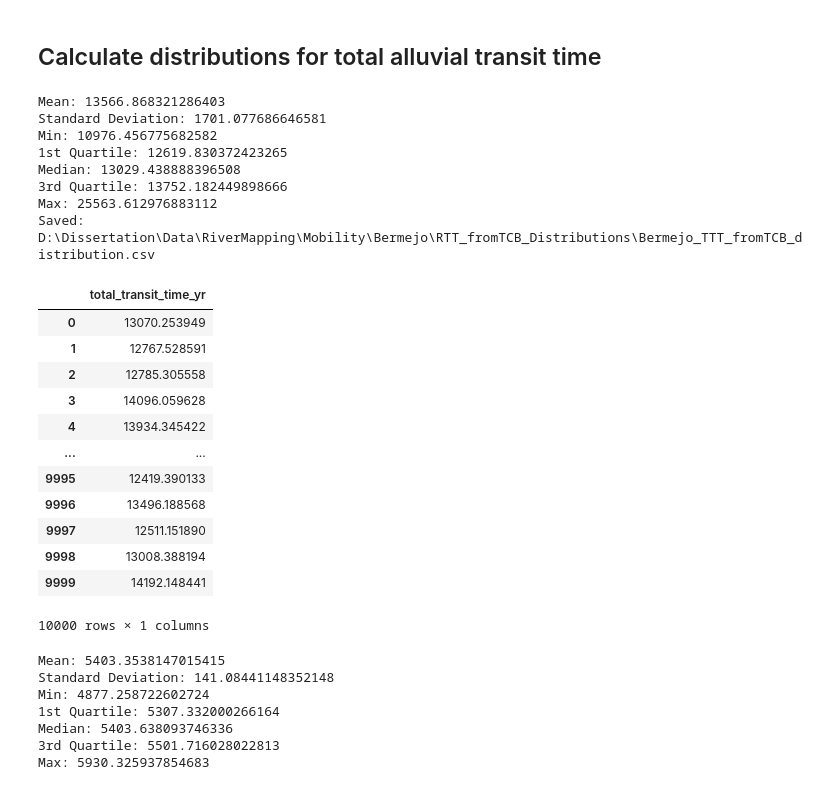
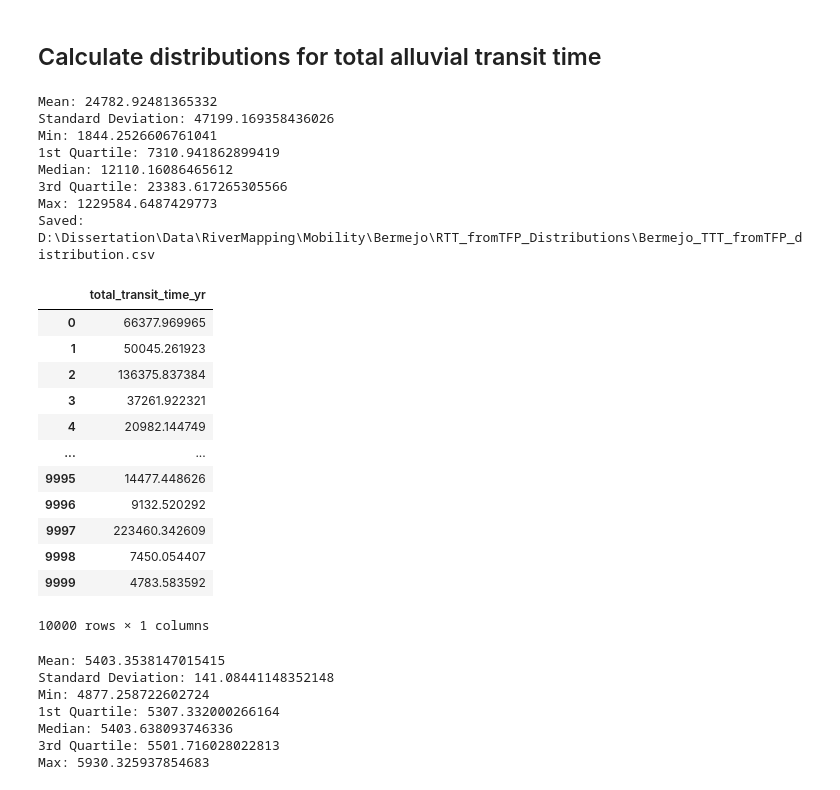
Before and after one commit to huck-rees/RivMapper, a Jupyter notebook: Mobility_SedStorage_Modeling.ipynb, the cells around one changed output. Saved outputs shown, nothing was run; the diff lists cells and outputs as text; code cells hidden in the pictures.

Commit message:
Transit distance script and updates to sed storage and transit script

```diff
--- a/Mobility_SedStorage_Modeling.ipynb
+++ b/Mobility_SedStorage_Modeling.ipynb
@@ -805,4 +861,0 @@ def import_wbsed(working_directory, river_name):
-# %%
-working_directory = r'D:\Dissertation\Data'
-river_name = 'Beni'
-beni = import_wbsed(working_directory, river_name)
@@ -1082,7 +945,7 @@ def monte_carlo_total_transit_time(rtt_dir: str, river_name: str, num_iterations
     Returns:
         pd.DataFrame: DataFrame containing the total river transit time distribution.
     """
-    rtt_files = [f for f in os.listdir(rtt_dir) if f.startswith("Reach_") and f.endswith("_RTT_fromTCB_distribution.csv")]
+    rtt_files = [f for f in os.listdir(rtt_dir) if f.startswith("Reach_") and f.endswith("_RTT_fromTFP_distribution.csv")]
     reach_dfs = [pd.read_csv(os.path.join(rtt_dir, file)) for file in rtt_files]
 
     # Ensure all distributions have the correct format
@@ -1111,34 +974,34 @@ def monte_carlo_total_transit_time(rtt_dir: str, river_name: str, num_iterations
     total_transit_time_df = pd.DataFrame({"total_transit_time_yr": total_transit_times})
 
     # Save output
-    output_path = os.path.join(rtt_dir, f"{river_name}_TTT_fromTCB_distribution.csv")
+    output_path = os.path.join(rtt_dir, f"{river_name}_TTT_fromTFP_distribution.csv")
     total_transit_time_df.to_csv(output_path, index=False)
 
     print(f"Saved: {output_path}")
     return total_transit_time_df
 # %%
-monte_carlo_total_transit_time(r'D:\Dissertation\Data\RiverMapping\Mobility\Bermejo\RTT_fromTCB_Distributions', 'Bermejo', 10000)
+monte_carlo_total_transit_time(r'D:\Dissertation\Data\RiverMapping\Mobility\Bermejo\RTT_fromTFP_Distributions', 'Bermejo', 10000)
 # %% [output]
-Mean: 13566.868321286403
-Standard Deviation: 1701.077686646581
-Min: 10976.456775682582
-1st Quartile: 12619.830372423265
-Median: 13029.438888396508
-3rd Quartile: 13752.182449898666
-Max: 25563.612976883112
-Saved: D:\Dissertation\Data\RiverMapping\Mobility\Bermejo\RTT_fromTCB_Distributions\Bermejo_TTT_fromTCB_distribution.csv
+Mean: 24782.92481365332
+Standard Deviation: 47199.169358436026
+Min: 1844.2526606761041
+1st Quartile: 7310.941862899419
+Median: 12110.16086465612
+3rd Quartile: 23383.617265305566
+Max: 1229584.6487429773
+Saved: D:\Dissertation\Data\RiverMapping\Mobility\Bermejo\RTT_fromTFP_Distributions\Bermejo_TTT_fromTFP_distribution.csv
 |  | total_transit_time_yr |
-| 0 | 13070.253949 |
-| 1 | 12767.528591 |
-| 2 | 12785.305558 |
-| 3 | 14096.059628 |
-| 4 | 13934.345422 |
+| 0 | 66377.969965 |
+| 1 | 50045.261923 |
+| 2 | 136375.837384 |
+| 3 | 37261.922321 |
+| 4 | 20982.144749 |
 | ... | ... |
-| 9995 | 12419.390133 |
-| 9996 | 13496.188568 |
-| 9997 | 12511.151890 |
-| 9998 | 13008.388194 |
-| 9999 | 14192.148441 |
+| 9995 | 14477.448626 |
+| 9996 | 9132.520292 |
+| 9997 | 223460.342609 |
+| 9998 | 7450.054407 |
+| 9999 | 4783.583592 |
 10000 rows × 1 columns
 # %%
 def calculate_ttt_statistics(ttt_csv_path: str):
```
Also changed, not shown: parts of 18 cells of this notebook, 11 other files.
